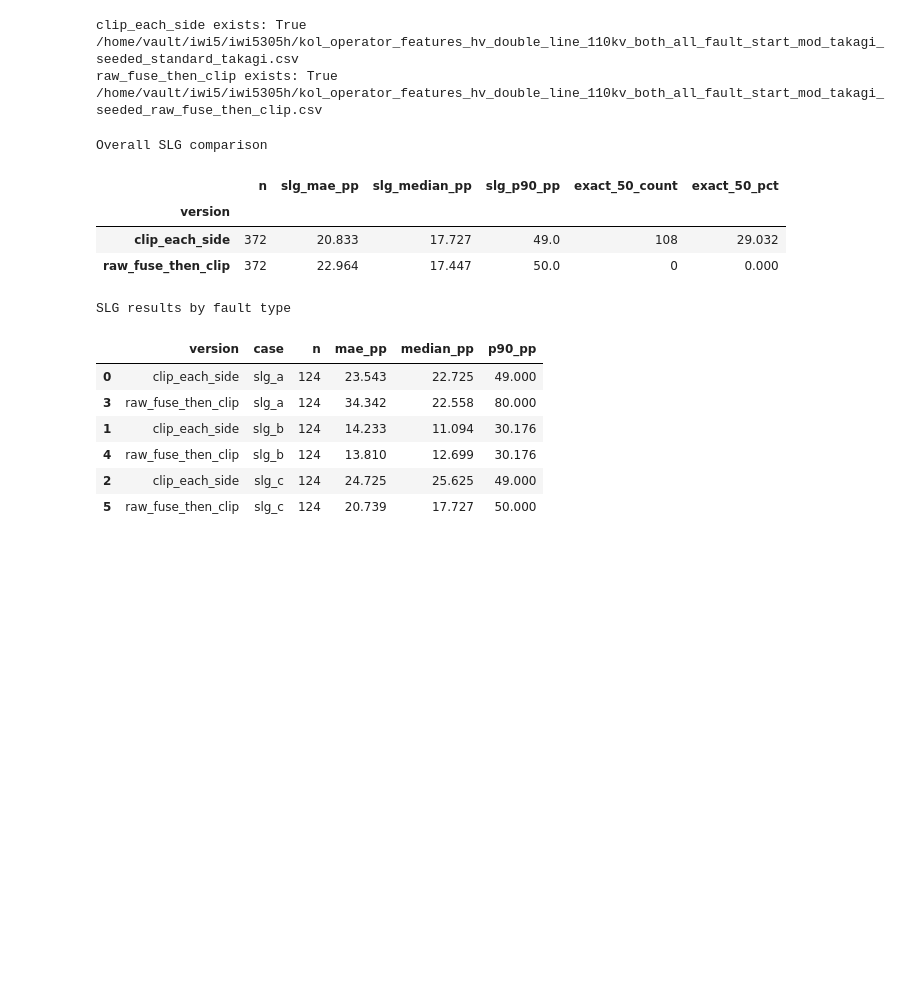
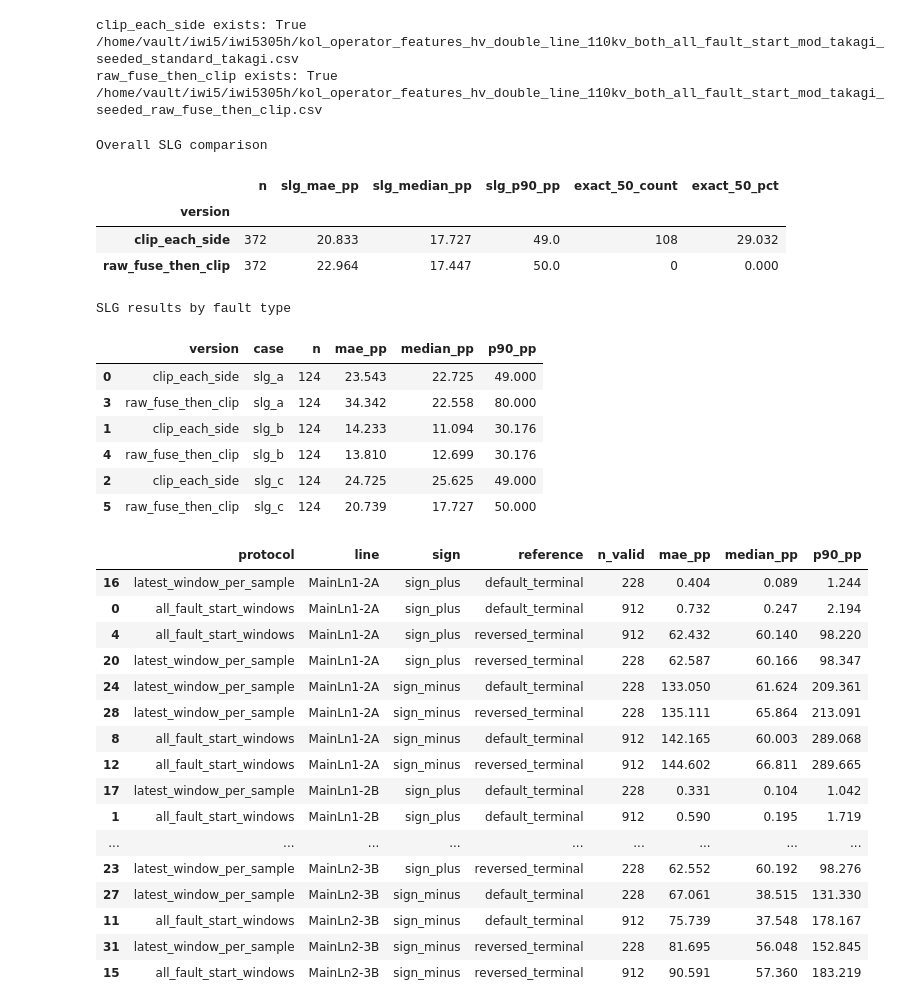
Before and after one commit to sagar-crypto/Masters_thesis_PR_LABS, a Jupyter notebook: EDA.ipynb, the cells around one changed output. Drawn from its saved outputs; the diff is of its cells as text; code cells hidden in the pictures; blank space fills up the shorter version.

```diff
--- a/EDA.ipynb
+++ b/EDA.ipynb
@@ -7380,3 +7380,90 @@ SLG results by fault type
 | 4 | raw_fuse_then_clip | slg_b | 124 | 13.810 | 12.699 | 30.176 |
 | 2 | clip_each_side | slg_c | 124 | 24.725 | 25.625 | 49.000 |
 | 5 | raw_fuse_then_clip | slg_c | 124 | 20.739 | 17.727 | 50.000 |
+# %%
+from pathlib import Path
+import numpy as np
+import pandas as pd
+
+csv_path = Path(
+    "/home/vault/iwi5/iwi5305h/"
+    "kol_operator_features_hv_double_line_110kv_"
+    "both_all_fault_start_k0fixed_twoended_audit.csv"
+)
+
+df = pd.read_csv(csv_path, low_memory=False)
+
+df = df.loc[df["status"].eq("fault_start")].copy()
+
+protocols = {
+    "all_fault_start_windows": df,
+    "latest_window_per_sample": (
+        df.sort_values(["sample_id", "window_idx"])
+          .groupby("sample_id", as_index=False)
+          .tail(1)
+    ),
+}
+
+prediction_columns = {
+    "sign_plus": "d_two_ended_posseq_plus_pct",
+    "sign_minus": "d_two_ended_posseq_minus_pct",
+}
+
+rows = []
+
+for protocol_name, subset in protocols.items():
+    for sign_name, prediction_col in prediction_columns.items():
+        for reference_name, prediction in {
+            "default_terminal": subset[prediction_col],
+            "reversed_terminal": 100.0 - subset[prediction_col],
+        }.items():
+            work = subset.copy()
+            work["prediction_pct"] = pd.to_numeric(
+                prediction,
+                errors="coerce",
+            )
+
+            work = work.dropna(subset=["prediction_pct"]).copy()
+            work["abs_error_pp"] = (
+                work["prediction_pct"] - work["y_fault_location"]
+            ).abs()
+
+            for line, group in work.groupby("y_fault_line"):
+                rows.append(
+                    {
+                        "protocol": protocol_name,
+                        "line": line,
+                        "sign": sign_name,
+                        "reference": reference_name,
+                        "n_valid": len(group),
+                        "mae_pp": group["abs_error_pp"].mean(),
+                        "median_pp": group["abs_error_pp"].median(),
+                        "p90_pp": group["abs_error_pp"].quantile(0.90),
+                    }
+                )
+
+results = pd.DataFrame(rows)
+
+display(
+    results.sort_values(
+        ["line", "mae_pp", "median_pp"]
+    ).round(3)
+)
+# %% [output]
+|  | protocol | line | sign | reference | n_valid | mae_pp | median_pp | p90_pp |
+| 16 | latest_window_per_sample | MainLn1-2A | sign_plus | default_terminal | 228 | 0.404 | 0.089 | 1.244 |
+| 0 | all_fault_start_windows | MainLn1-2A | sign_plus | default_terminal | 912 | 0.732 | 0.247 | 2.194 |
+| 4 | all_fault_start_windows | MainLn1-2A | sign_plus | reversed_terminal | 912 | 62.432 | 60.140 | 98.220 |
+| 20 | latest_window_per_sample | MainLn1-2A | sign_plus | reversed_terminal | 228 | 62.587 | 60.166 | 98.347 |
+| 24 | latest_window_per_sample | MainLn1-2A | sign_minus | default_terminal | 228 | 133.050 | 61.624 | 209.361 |
+| 28 | latest_window_per_sample | MainLn1-2A | sign_minus | reversed_terminal | 228 | 135.111 | 65.864 | 213.091 |
+| 8 | all_fault_start_windows | MainLn1-2A | sign_minus | default_terminal | 912 | 142.165 | 60.003 | 289.068 |
+| 12 | all_fault_start_windows | MainLn1-2A | sign_minus | reversed_terminal | 912 | 144.602 | 66.811 | 289.665 |
+| 17 | latest_window_per_sample | MainLn1-2B | sign_plus | default_terminal | 228 | 0.331 | 0.104 | 1.042 |
+| 1 | all_fault_start_windows | MainLn1-2B | sign_plus | default_terminal | 912 | 0.590 | 0.195 | 1.719 |
+| ... | ... | ... | ... | ... | ... | ... | ... | ... |
+| 23 | latest_window_per_sample | MainLn2-3B | sign_plus | reversed_terminal | 228 | 62.552 | 60.192 | 98.276 |
+| 27 | latest_window_per_sample | MainLn2-3B | sign_minus | default_terminal | 228 | 67.061 | 38.515 | 131.330 |
+| 11 | all_fault_start_windows | MainLn2-3B | sign_minus | default_terminal | 912 | 75.739 | 37.548 | 178.167 |
+| 31 | latest_window_per_sample | MainLn2-3B | sign_minus | reversed_terminal | 228 | 81.695 | 56.048 | 152.845 |
+| 15 | all_fault_start_windows | MainLn2-3B | sign_minus | reversed_terminal | 912 | 90.591 | 57.360 | 183.219 |
```
Also changed, not shown: parts of 3 cells of this notebook, 5 other files.
